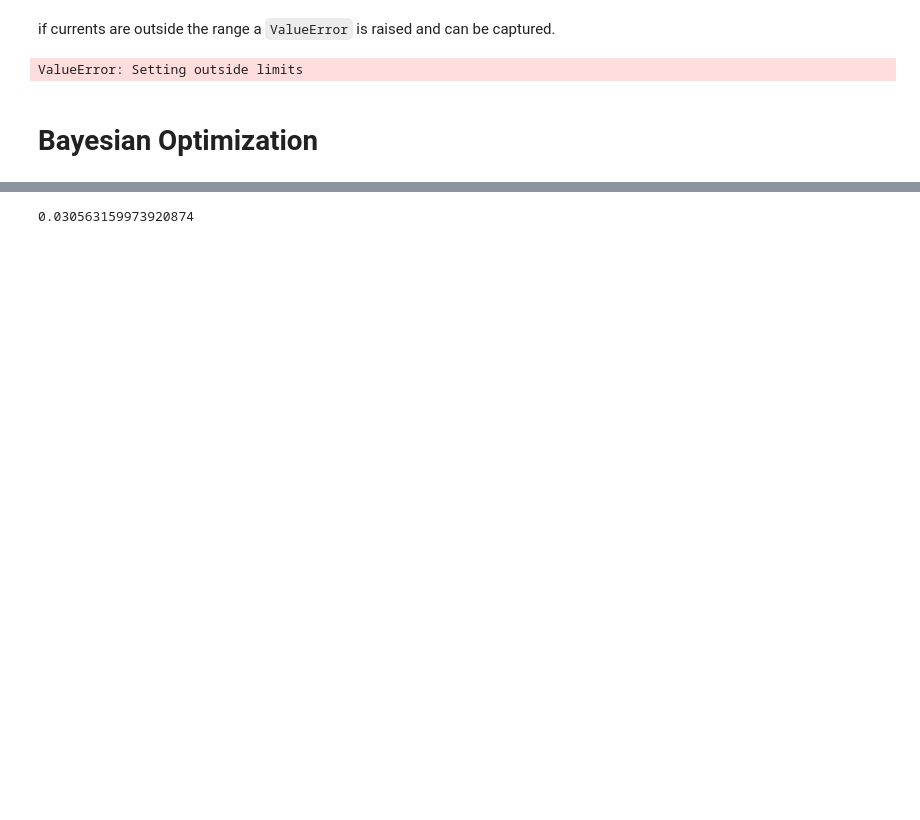
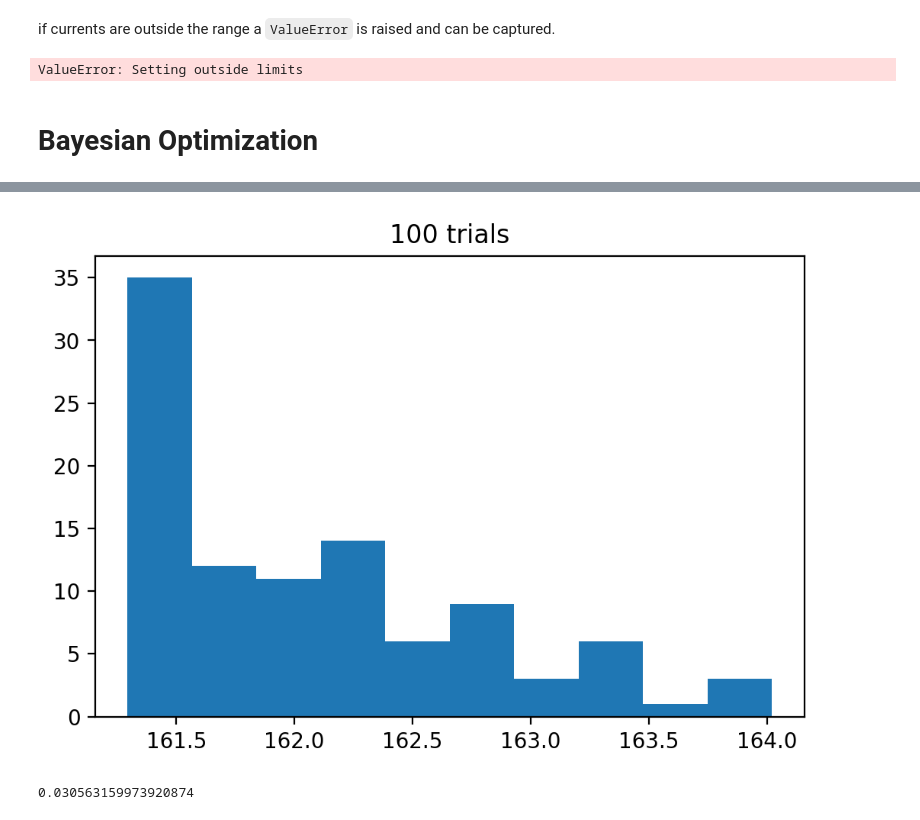
Before and after one commit to yubinhu/ParameterOptimization, a Jupyter notebook: venus-simulation v2.0.ipynb, the cells around one changed output, grey strips where cells are left out. Drawn from its saved outputs; the diff is of its cells as text; code cells hidden in the pictures; blank space fills up the shorter version.

```diff
--- a/venus-simulation v2.0.ipynb
+++ b/venus-simulation v2.0.ipynb
@@ -133,3 +194,10 @@ Best result: {'A': 104.85190435045695, 'B': 103.49913631361805, 'C': 125.5585654
+# %%
+plt.hist(results)
+plt.title("100 trials")
+plt.savefig("100trials0.02kappa.png")
+plt.show()
+# %% [output]
+[figure, added]
 # %%
 import random
 # try a certain times and see how many converges
```
Also changed, not shown: parts of 18 cells of this notebook, 12 other files.
